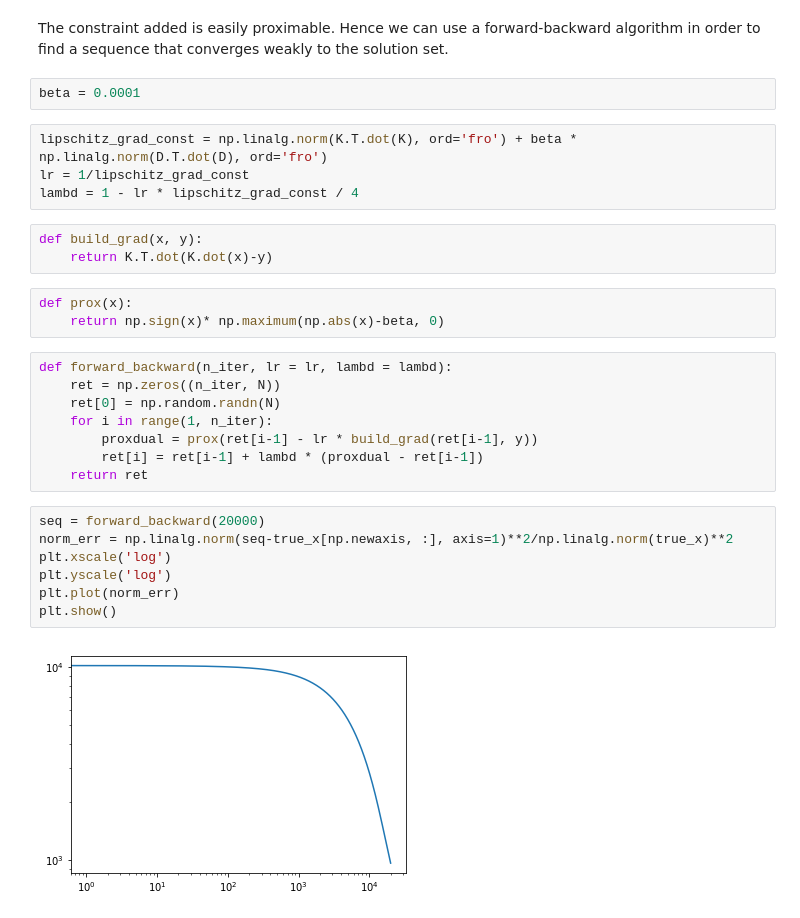
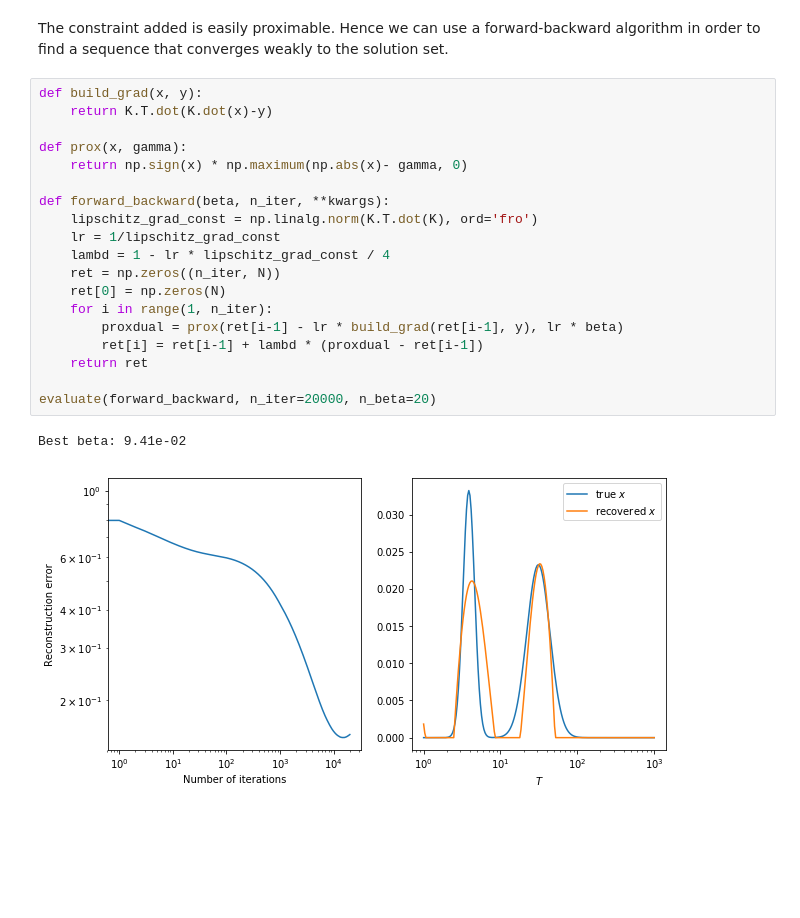
Before and after one commit to ClementLalanne/td2-optim, a Jupyter notebook: Untitled.ipynb, the cells around one changed output. Cells and saved outputs as stored; diff of their text form; blank space fills up the shorter version.

```diff
--- a/Untitled.ipynb
+++ b/Untitled.ipynb
@@ -156,32 +166,25 @@ plt.show()
 # Sparsity prior
 # %% [markdown]
 The constraint added is easily proximable. Hence we can use a forward-backward algorithm in order to find a sequence that converges weakly to the solution set.
-# %%
-beta = 0.0001
-# %%
-lipschitz_grad_const = np.linalg.norm(K.T.dot(K), ord='fro') + beta * np.linalg.norm(D.T.dot(D), ord='fro')
-lr = 1/lipschitz_grad_const
-lambd = 1 - lr * lipschitz_grad_const / 4
-# %%
-def build_grad(x, y):
-    return K.T.dot(K.dot(x)-y)
-# %%
-def prox(x):
-    return np.sign(x)* np.maximum(np.abs(x)-beta, 0)
 # %%
-def forward_backward(n_iter, lr = lr, lambd = lambd):
+def build_grad(x, y):
+    return K.T.dot(K.dot(x)-y)
+
+def prox(x, gamma):
+    return np.sign(x) * np.maximum(np.abs(x)- gamma, 0)
+
+def forward_backward(beta, n_iter, **kwargs):
+    lipschitz_grad_const = np.linalg.norm(K.T.dot(K), ord='fro')
+    lr = 1/lipschitz_grad_const
+    lambd = 1 - lr * lipschitz_grad_const / 4
     ret = np.zeros((n_iter, N))
-    ret[0] = np.random.randn(N)
+    ret[0] = np.zeros(N)
     for i in range(1, n_iter):
-        proxdual = prox(ret[i-1] - lr * build_grad(ret[i-1], y))
+        proxdual = prox(ret[i-1] - lr * build_grad(ret[i-1], y), lr * beta)
         ret[i] = ret[i-1] + lambd * (proxdual - ret[i-1])
     return ret
+
+evaluate(forward_backward, n_iter=20000, n_beta=20)
+# %% [output]
+Best beta: 9.41e-02
+[figure, added]
-# %%
-seq = forward_backward(20000)
-norm_err = np.linalg.norm(seq-true_x[np.newaxis, :], axis=1)**2/np.linalg.norm(true_x)**2
-plt.xscale('log')
-plt.yscale('log')
-plt.plot(norm_err)
-plt.show()
-# %% [output]
-[figure, removed]
```
Also changed, not shown: parts of 29 cells of this notebook.
